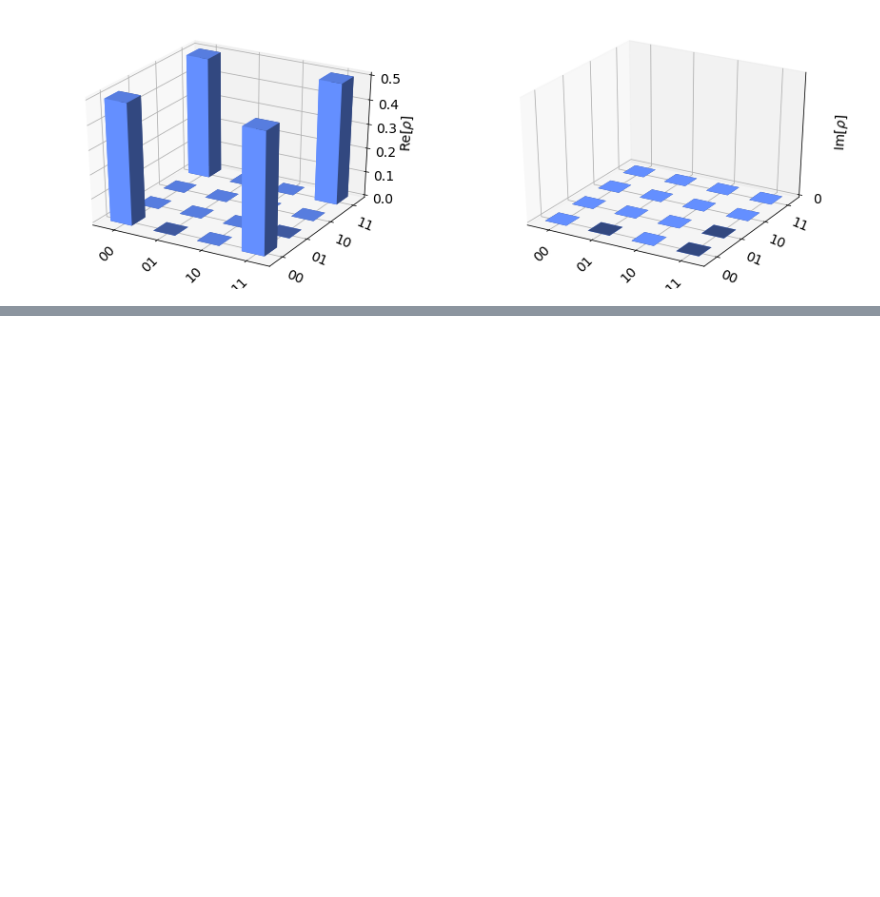
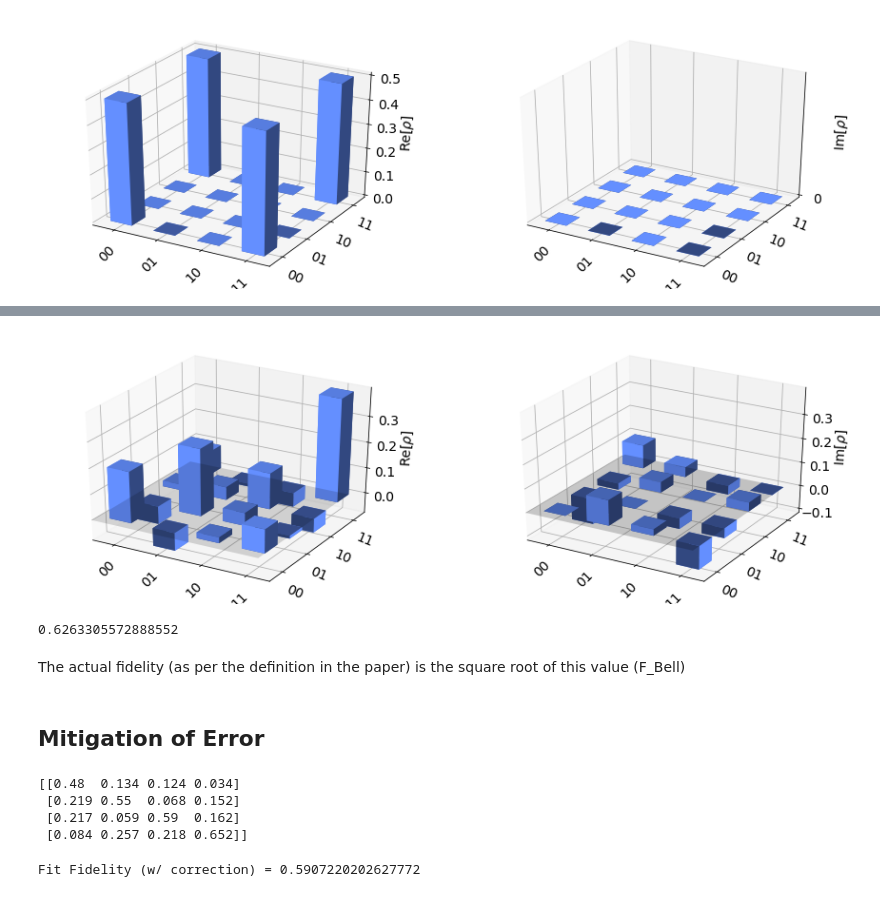
Before and after one commit to frags51/C-codes, a Jupyter notebook: assignment/quantum/proj.ipynb, the cells around one changed output, grey strips where cells are left out. Drawn from its saved outputs; the diff is of its cells as text; code cells hidden in the pictures; blank space fills up the shorter version.

```diff
--- a/assignment/quantum/proj.ipynb
+++ b/assignment/quantum/proj.ipynb
@@ -11,0 +31,3 @@ from qiskit.visualization import plot_histogram
+# %%
+backendQ = provider.get_backend('ibmqx2')
+backendQ
@@ -183,0 +247,8 @@ plot_state_city(psi_bell)
+# %%
+# NOTE::: This circuit shouldn't
+# Generate the state tomography circuits. Only pass in the
+# registers we want to measure (in this case 3 and 5)
+qst_bell = state_tomography_circuits(circuit, [qR[0],qR[2]])
+job_tomo = qiskit.execute(qst_bell, backendQ, shots=5000)
+
+tomo_bell = StateTomographyFitter(job_tomo.result(), qst_bell)
@@ -183,0 +263,14 @@ plot_state_city(psi_bell)
+# %%
+plot_state_city(rho_bell)
+# %% [output]
+[figure, added]
+# %%
+
+import math
+print(math.sqrt(F_bell))
+# %% [output]
+0.6263305572888552
+# %% [markdown]
+The actual fidelity (as per the definition in the paper) is the square root of this value (F_Bell)
+# %% [markdown]
+## Mitigation of Error
@@ -183,0 +308,9 @@ plot_state_city(psi_bell)
+# %%
+# The calibration matrix without noise is the identity matrix
+meas_fitter = CompleteMeasFitter(cal_results, state_labels, circlabel='mcal')
+print(meas_fitter.cal_matrix)
+# %% [output]
+[[0.48  0.134 0.124 0.034]
+ [0.219 0.55  0.068 0.152]
+ [0.217 0.059 0.59  0.162]
+ [0.084 0.257 0.218 0.652]]
@@ -183,0 +323,6 @@ plot_state_city(psi_bell)
+# %%
+rho_bell_2 = tomo_bell_2.fit()
+F_bell = state_fidelity(psi_bell, rho_bell_2)
+print('Fit Fidelity (w/ correction) =', F_bell)
+# %% [output]
+Fit Fidelity (w/ correction) = 0.5907220202627772
```
Also changed, not shown: parts of 37 cells of this notebook.
